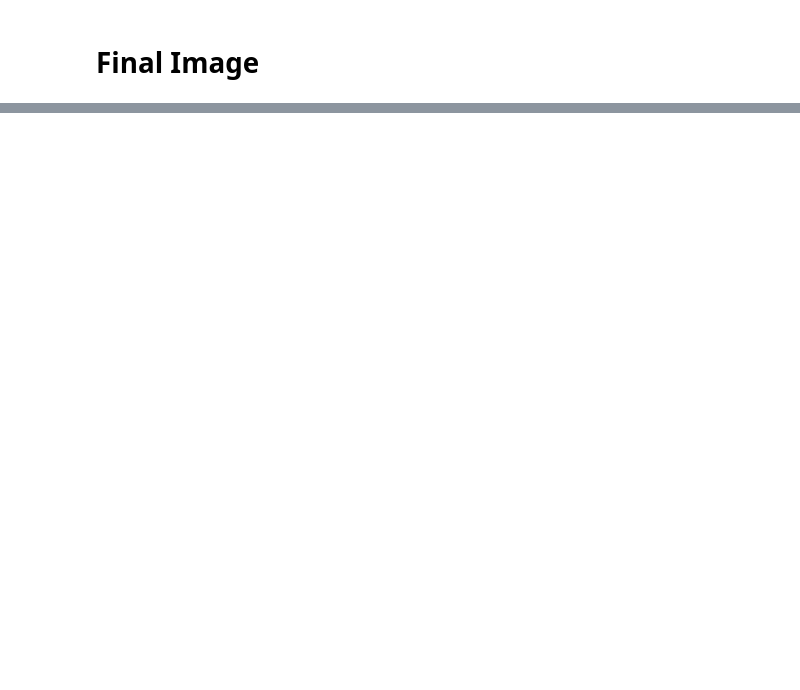
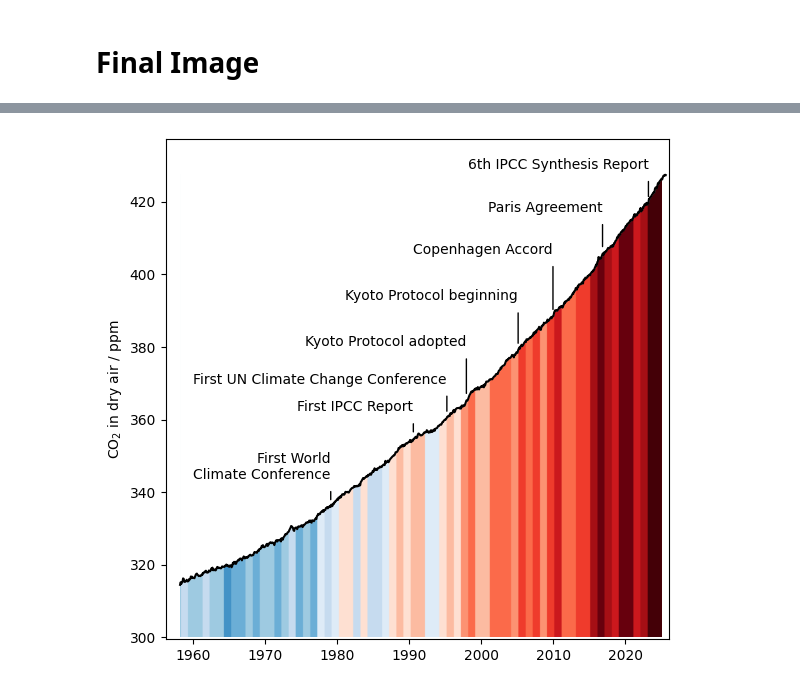
Before and after one commit to opinner/thesis_introductory_figures, a Jupyter notebook: C02_time_series.ipynb, the cells around one changed output, grey strips where cells are left out. Saved outputs shown, nothing was run; the diff lists cells and outputs as text; code cells hidden in the pictures; blank space fills up the shorter version.

```diff
--- a/C02_time_series.ipynb
+++ b/C02_time_series.ipynb
@@ -223,0 +133,33 @@ plt.show()
+# %%
+fig, ax = plt.subplots(1, figsize=(6.5,6.5))
+
+ax.imshow(image_1958_2024, extent=(co2["date"].iloc[0], pd.to_datetime("2025-01-15"), 300, co2["deseasonalized"].iloc[-1]), aspect="auto")
+
+ax.fill_between(
+    x=co2["date"],
+    y1=co2["deseasonalized"],
+    y2=600, #co2["deseasonalized"].iloc[-1],
+    color="white"
+  )
+
+ax.plot(co2["date"],co2["deseasonalized"],"k")
+
+#xyshifts = ((0, 20),) * len(events["date"])
+for date, co2_level, label, xyshift in events[["date","co2","label","xyshift"]].values:
+    ax.annotate(
+        label,
+        xy=(date, co2_level), xycoords='data',
+        xytext=xyshift, textcoords='offset points',
+        ha="right",
+        # bbox=dict(boxstyle="round,pad=0.1", fc="white", ec="lightgrey", lw=1),
+        arrowprops=dict(arrowstyle="-", facecolor='black', shrinkA=5, shrinkB=5, relpos=(1,0))
+    )
+
+ax.set_xlim(pd.to_datetime("1956-3-15"),pd.to_datetime("2026-2-15"))
+ax.set_ylim(co2["deseasonalized"].iloc[0]-15,co2["deseasonalized"].iloc[-1]+10)
+
+ax.set_ylabel("CO$_2$ in dry air / ppm")
+
+fig.savefig("CO2Stripes.pdf",bbox_inches="tight")
+# %% [output]
+[figure, added]
```
Also changed, not shown: parts of 7 cells of this notebook.
